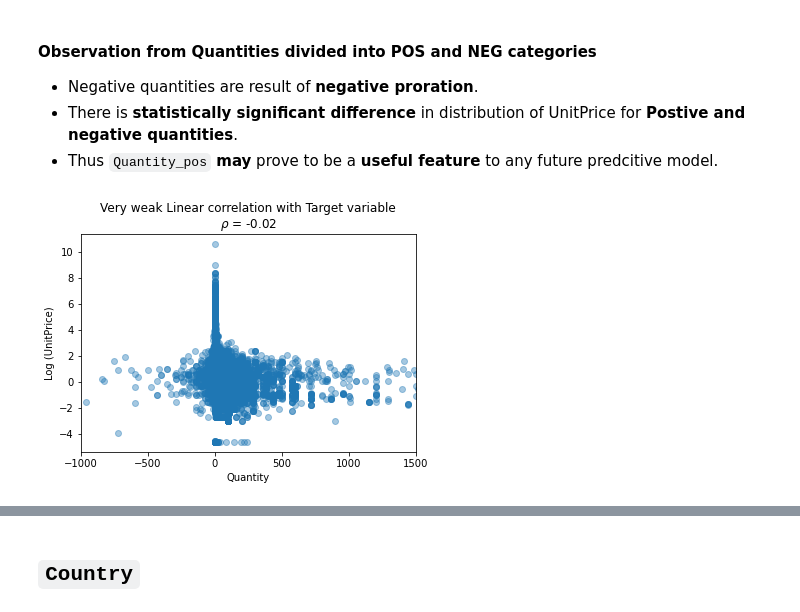
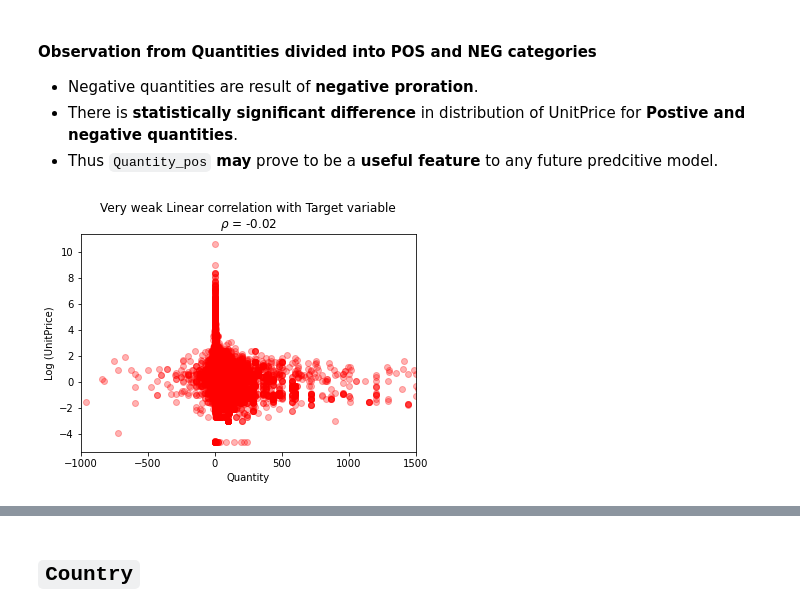
Before and after one commit to gunnerVivek/Foretelling-Retail-price-using-Multivariate-Regression, a Jupyter notebook: analysis.ipynb, the cells around one changed output, grey strips where cells are left out. Drawn from its saved outputs; the diff is of its cells as text; code cells hidden in the pictures.

```diff
--- a/analysis.ipynb
+++ b/analysis.ipynb
@@ -383,13 +385,13 @@ Mann-Whitney test is Significant (p=0.0), meaning the distribution of UnitPrice
 - There is **statistically significant difference** in distribution of UnitPrice for **Postive and negative quantities**.
 - Thus `Quantity_pos` **may** prove to be a **useful feature** to any future predcitive model.
 # %%
-# plt.scatter(data.Quantity, np.log(data.UnitPrice+np.full_like(data.UnitPrice, fill_value=0.001)))
-plt.scatter(data.Quantity, data.log_UnitPrice, alpha=0.4)
+
+plt.scatter(data.Quantity, data.log_UnitPrice, alpha=0.3, color='r')
 plt.xlabel('Quantity')
 plt.ylabel("Log (UnitPrice)")
 plt.xlim(-1000, 1500)
 rho = r"$\rho$"
 plt.title(f"Very weak Linear correlation with Target variable\n{rho} = {round(stats.pearsonr(data.Quantity, data.log_UnitPrice)[0], 2)}")
 plt.show()
 # %% [output]
-[figure, old version]
+[figure, new version]
```
Also changed, not shown: parts of 19 cells of this notebook.
